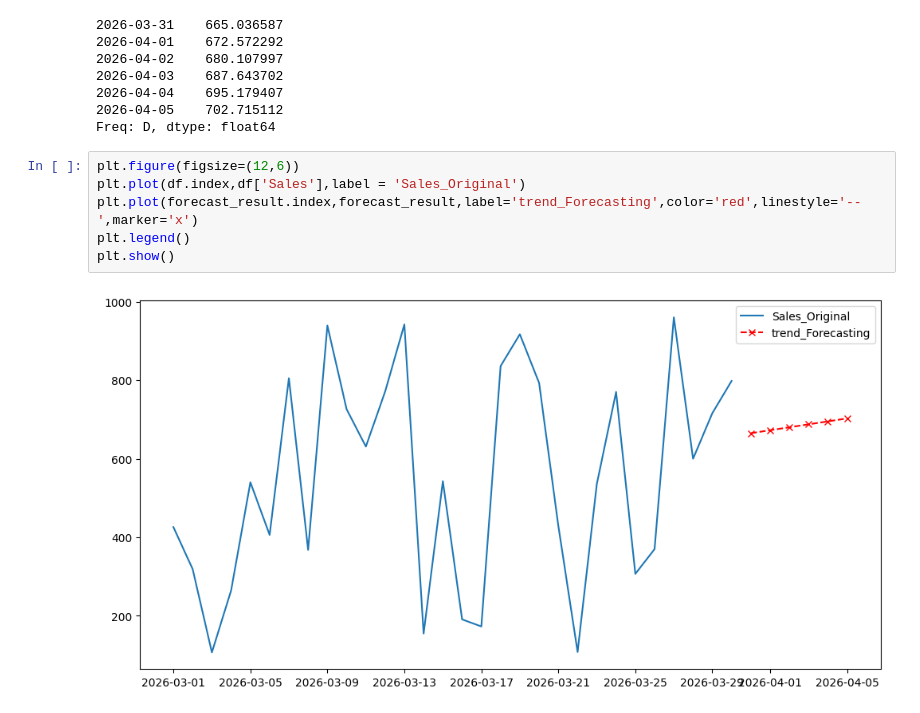
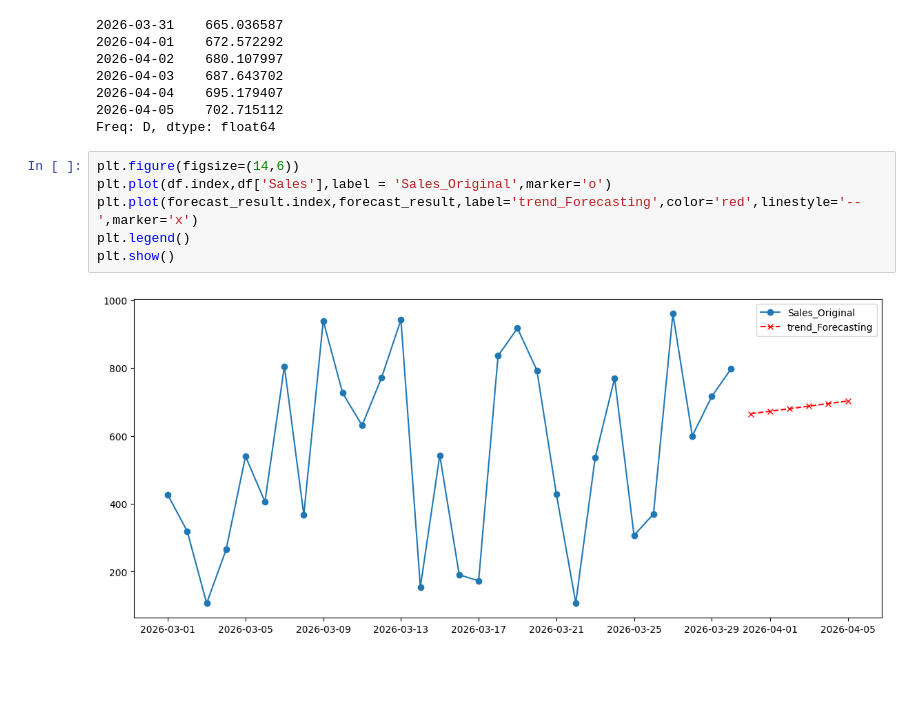
Before and after one commit to 87690ut/Python_Finall_Projects, a Jupyter notebook: Timeseries_Analysis/timeseries.ipynb, the cells around one changed output. Cells and saved outputs as stored; diff of their text form; blank space fills up the shorter version.

```diff
--- a/Timeseries_Analysis/timeseries.ipynb
+++ b/Timeseries_Analysis/timeseries.ipynb
@@ -195,10 +195,10 @@ print(forecast_result)
 2026-04-05    702.715112
 Freq: D, dtype: float64
 # %%
-plt.figure(figsize=(12,6))
-plt.plot(df.index,df['Sales'],label = 'Sales_Original')
+plt.figure(figsize=(14,6))
+plt.plot(df.index,df['Sales'],label = 'Sales_Original',marker='o')
 plt.plot(forecast_result.index,forecast_result,label='trend_Forecasting',color='red',linestyle='--',marker='x')
 plt.legend()
 plt.show()
 # %% [output]
-[figure, old version]
+[figure, new version]
```
